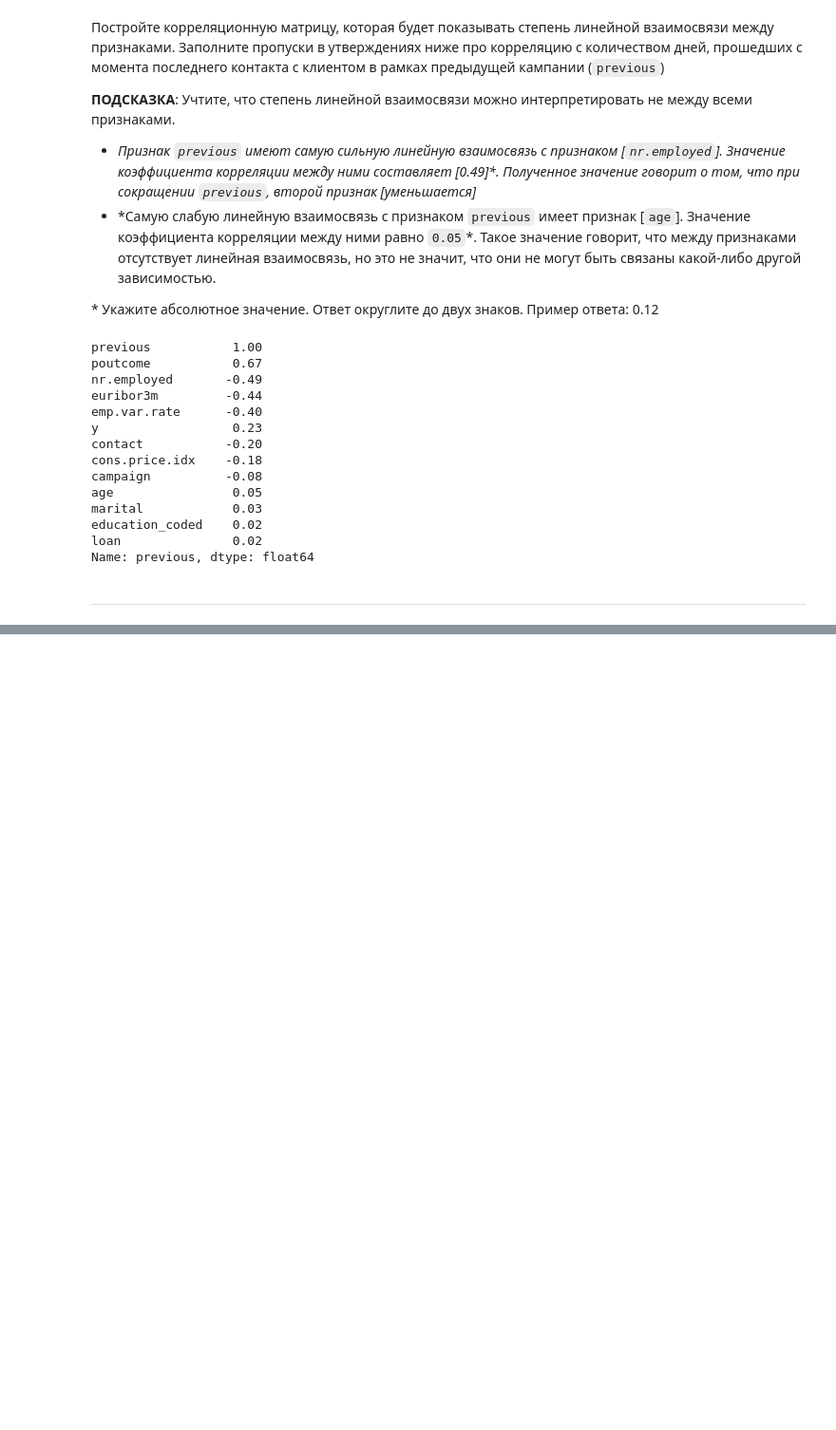
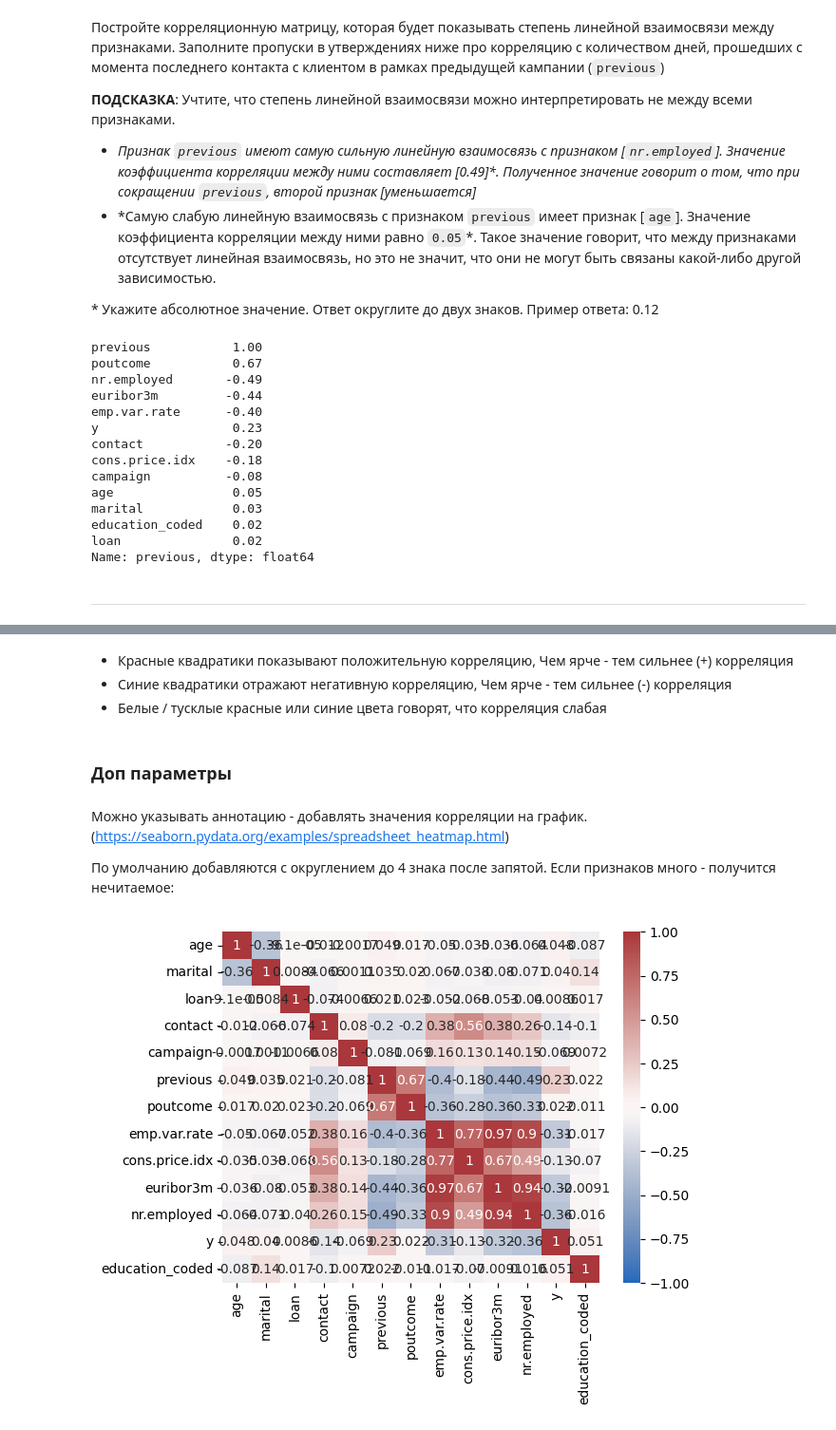
Before and after one commit to ksumarshmallow/Data-Analysis-Law-26, a Jupyter notebook: practice/p7-solved.ipynb, the cells around one changed output, grey strips where cells are left out. Shown at 95% size. Saved outputs shown, nothing was run; the diff lists cells and outputs as text; code cells hidden in the pictures; blank space fills up the shorter version.

```diff
--- a/practice/p7-solved.ipynb
+++ b/practice/p7-solved.ipynb
@@ -357,0 +429,14 @@ Name: previous, dtype: float64
+# %% [markdown]
+- Красные квадратики показывают положительную корреляцию, Чем ярче - тем сильнее (+) корреляция
+- Синие квадратики отражают негативную корреляцию, Чем ярче - тем сильнее (-) корреляция
+- Белые / тусклые красные или синие цвета говорят, что корреляция слабая
+# %% [markdown]
+### Доп параметры
+# %% [markdown]
+Можно указывать аннотацию - добавлять значения корреляции на график. (https://seaborn.pydata.org/examples/spreadsheet_heatmap.html)
+
+По умолчанию добавляются с округлением до 4 знака после запятой. Если признаков много - получится нечитаемое:
+# %%
+sns.heatmap(df.corr(numeric_only=True), vmin=-1, vmax=1, cmap="vlag", annot=True);
+# %% [output]
+[figure, added]
```
Also changed, not shown: parts of 18 cells of this notebook.
